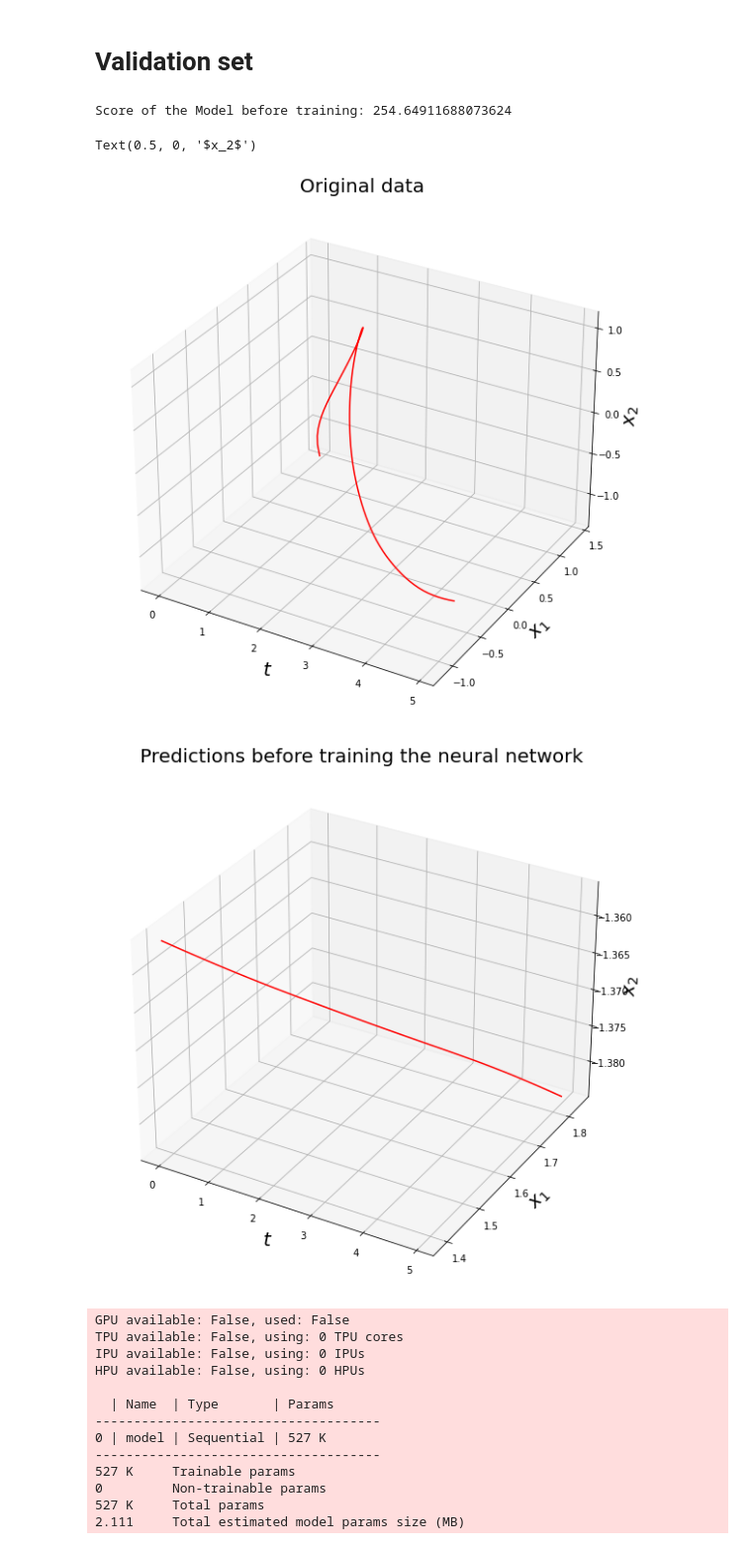
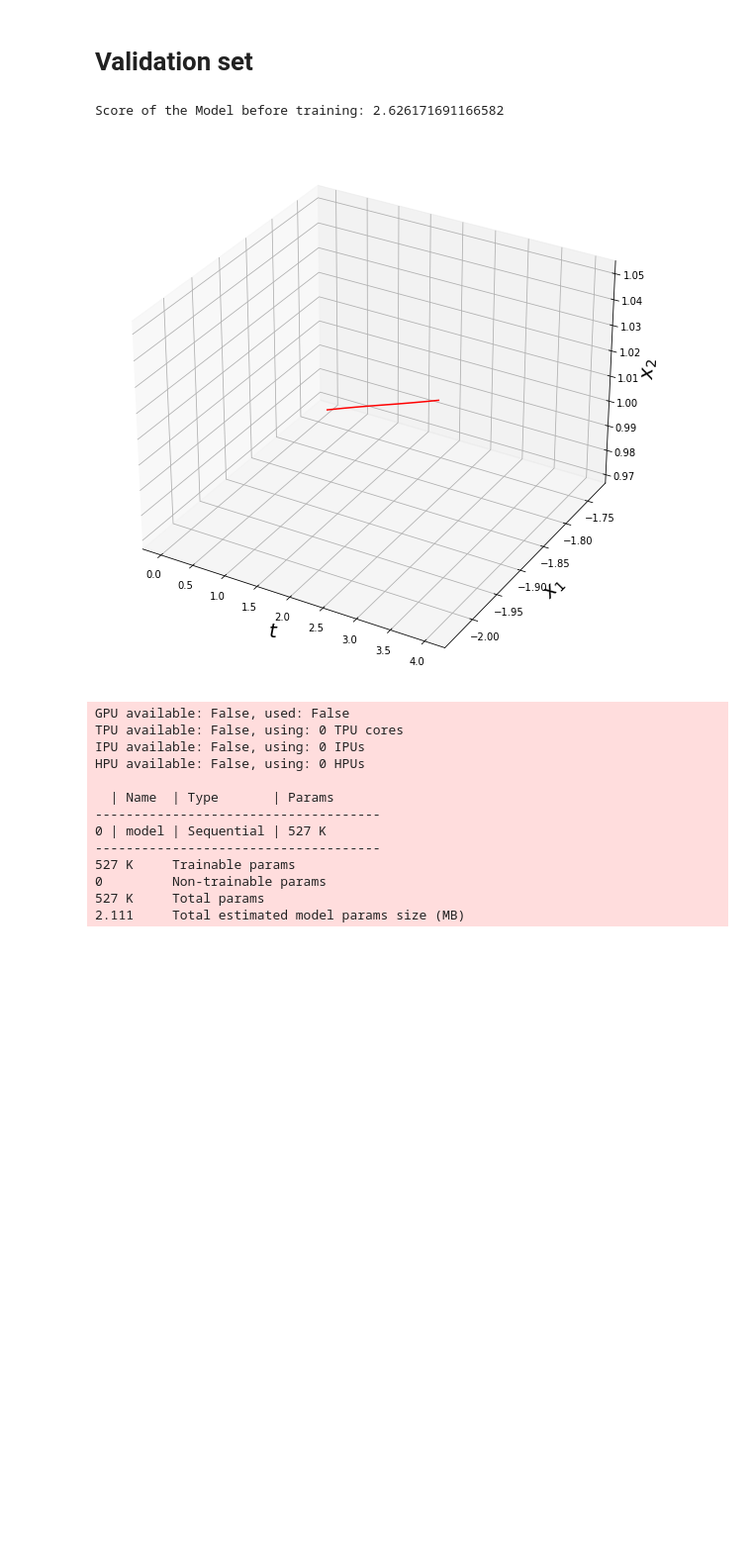
Before and after one commit to mlcms-SS22-Group-A/mlcms-SS22-Group-A, a Jupyter notebook: Euler.ipynb, the cells around one changed output. Shown at 99% size. Saved outputs shown, nothing was run; the diff lists cells and outputs as text; code cells hidden in the pictures; blank space fills up the shorter version.

```diff
--- a/Euler.ipynb
+++ b/Euler.ipynb
@@ -29,8 +27,2 @@ Launching TensorBoard...
 # %% [markdown]
 # Create dataset
-# %%
-alpha = 1.3
-delta_t = 0.05
-t_eval = np.arange(0, 5, delta_t)
-
-dataset = create_dataset(alpha, t_eval, 100)
@@ -50,7 +44,7 @@ hparams = {
     "hidden_layer_2": 512,
     "hidden_layer_3": 512,
     "delta_t": delta_t,
-    "batch_size": 256,
+    "batch_size": 8,
     "learning_rate": 1e-3,
     "num_workers": 8,
 }
@@ -59,35 +61,10 @@ model = Euler(hparams)
 # %% [markdown]
 # Validation set
-# %%
-# plot the first one
-fig = plt.figure(figsize=(10, 10))
-ax0 = plt.axes(projection="3d")
-ax0.plot(np.delete(t_eval, -1, 0), validation_set[:99, 0, 0], validation_set[:99, 0, 1], label=r"Trajectory with starting point $(-3, -3)$", color="r")
-
-ax0.set_title("Original data", fontsize=20)
-ax0.set_xlabel(r"$t$", fontsize=20)
-ax0.set_ylabel(r"$x_1$", fontsize=20)
-ax0.set_zlabel(r"$x_2$", fontsize=20)
-#fig.savefig(save_location + "original_data.png")
-
-print("Score of the Model before training:", evaluate_model(model, validation_set, hparams, device))
-
-# plot the first one
-recreation = recreate_trajectory(model, validation_set[0, 0, :], t_eval[0], t_eval[-1], delta_t, device)
-recreation = np.array(recreation)
-
-fig0 = plt.figure(figsize=(10, 10))
-ax0 = plt.axes(projection="3d")
-ax0.plot(t_eval, recreation[:, 0], recreation[:, 1], color="r")
-
-ax0.set_title("Predictions before training the neural network", fontsize=20)
-ax0.set_xlabel(r"$t$", fontsize=20)
-ax0.set_ylabel(r"$x_1$", fontsize=20)
-ax0.set_zlabel(r"$x_2$", fontsize=20)
-#fig0.savefig(save_location + "pred_b_train.png");
-# %% [output]
-Score of the Model before training: 254.64911688073624
-Text(0.5, 0, '$x_2$')
-[figure, removed]
-[figure, removed]
+# %%
+print("Score of the Model before training:", evaluate_model(model, validation_set, hparams, device))
+recreation = recreate_trajectory(model, validation_set[0, 0, :], t_eval[0], t_eval[-1], delta_t, device)
+plot_trajectory(recreation, t_eval)
+# %% [output]
+Score of the Model before training: 2.626171691166582
+[figure, added]
 # %%
```
Also changed, not shown: parts of 18 cells of this notebook, 2 other files.
